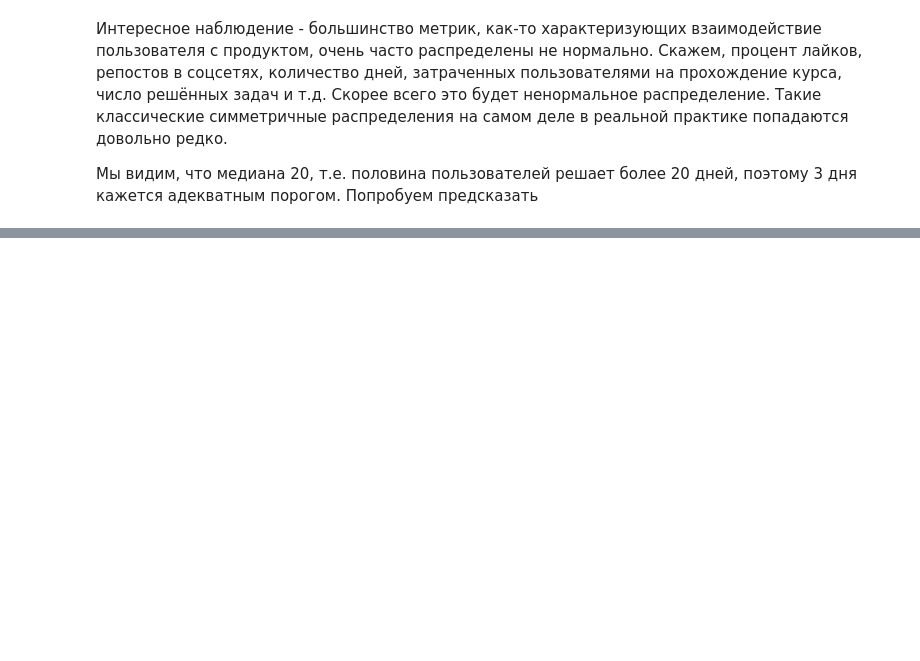
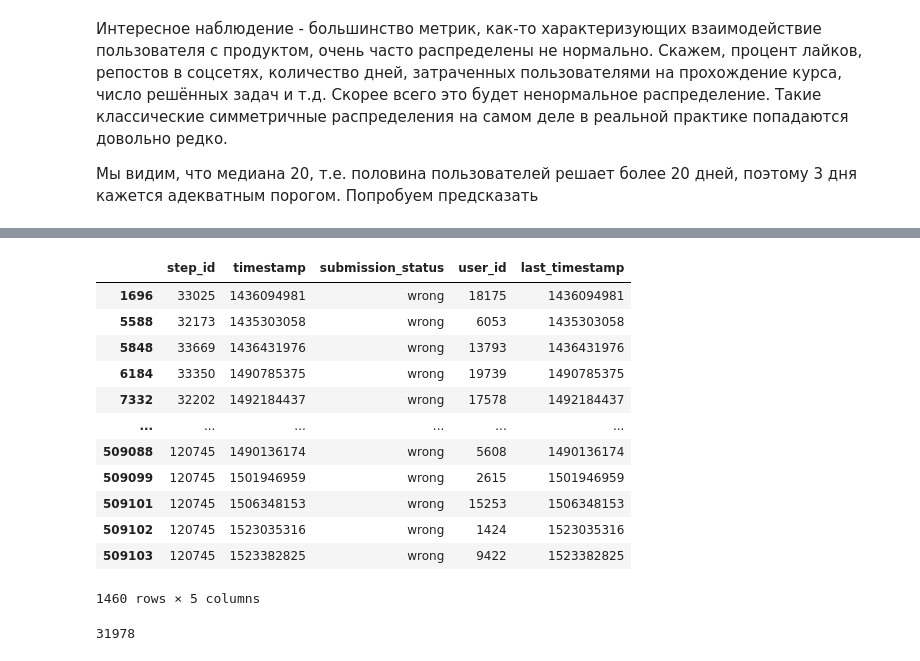
Before and after one commit to Laztrex/basic-statistic, a Jupyter notebook: research_ML/ML_contest.ipynb, the cells around one changed output, grey strips where cells are left out. Saved outputs shown, nothing was run; the diff lists cells and outputs as text; code cells hidden in the pictures; blank space fills up the shorter version.

```diff
--- a/research_ML/ML_contest_week_1.ipynb
+++ b/research_ML/ML_contest.ipynb
@@ -728,0 +987,24 @@ users_data[users_data.passed_course].day.hist()
+# %%
+events_submissions_goodbye = submissions_data \
+    [(submissions_data.submission_status == 'wrong') & \
+     (submissions_data.timestamp == submissions_data.last_timestamp)]
+# %%
+events_submissions_goodbye
+# %% [output]
+|  | step_id | timestamp | submission_status | user_id | last_timestamp |
+| 1696 | 33025 | 1436094981 | wrong | 18175 | 1436094981 |
+| 5588 | 32173 | 1435303058 | wrong | 6053 | 1435303058 |
+| 5848 | 33669 | 1436431976 | wrong | 13793 | 1436431976 |
+| 6184 | 33350 | 1490785375 | wrong | 19739 | 1490785375 |
+| 7332 | 32202 | 1492184437 | wrong | 17578 | 1492184437 |
+| ... | ... | ... | ... | ... | ... |
+| 509088 | 120745 | 1490136174 | wrong | 5608 | 1490136174 |
+| 509099 | 120745 | 1501946959 | wrong | 2615 | 1501946959 |
+| 509101 | 120745 | 1506348153 | wrong | 15253 | 1506348153 |
+| 509102 | 120745 | 1523035316 | wrong | 1424 | 1523035316 |
+| 509103 | 120745 | 1523382825 | wrong | 9422 | 1523382825 |
+1460 rows × 5 columns
+# %%
+events_submissions_goodbye['step_id'].value_counts().idxmax()
+# %% [output]
+31978
```
Also changed, not shown: parts of 97 cells of this notebook.
